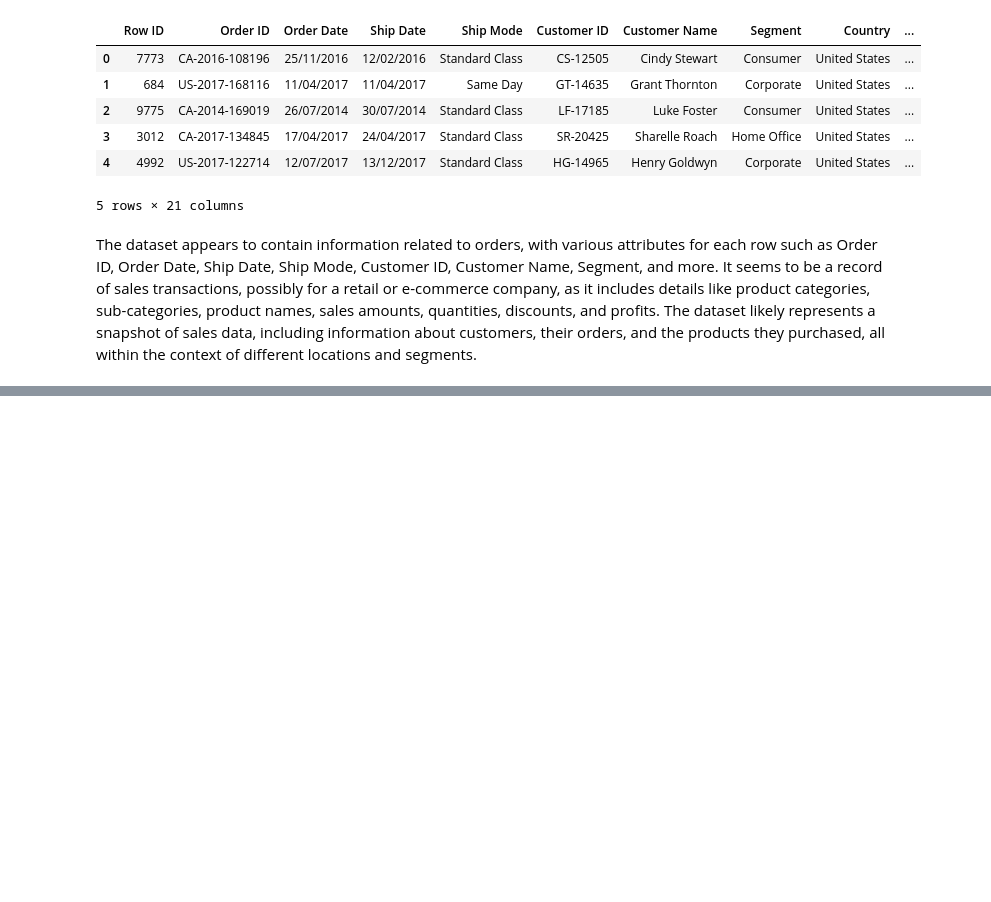
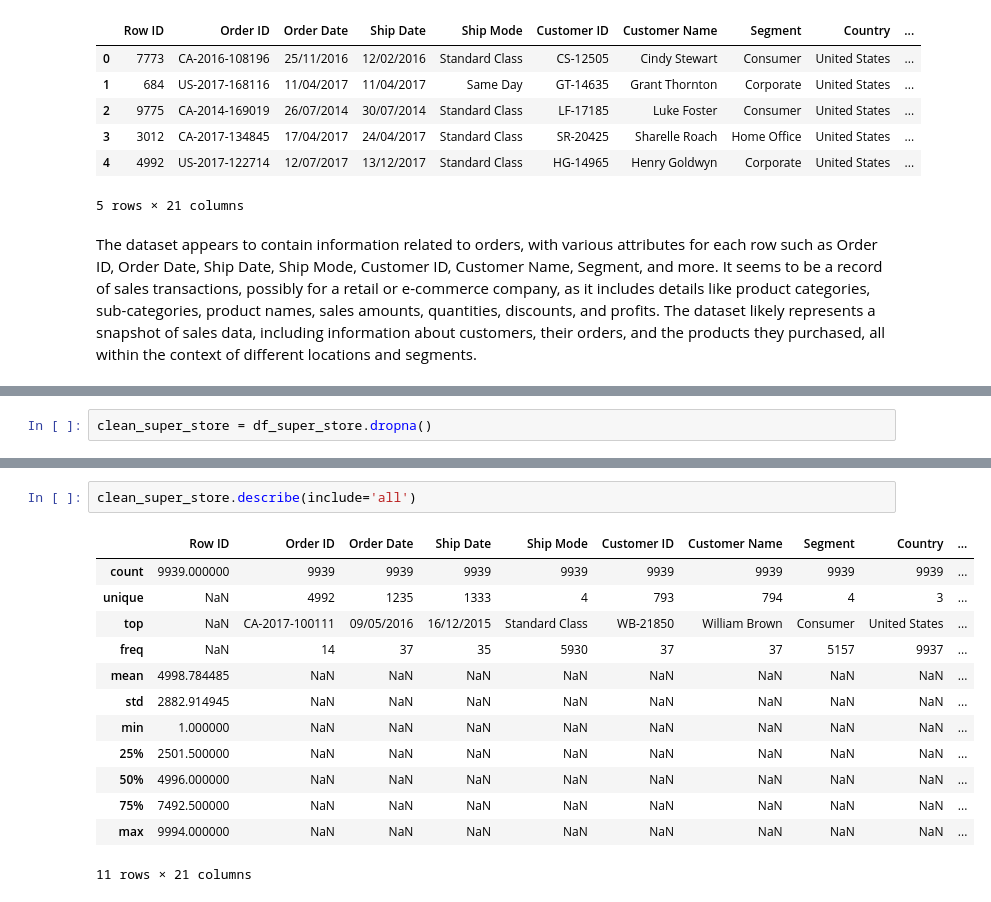
Before and after one commit to engmohamedsalah/AIMaster-Training, a Jupyter notebook: Building_an_AI_based_Application.ipynb, the cells around one changed output, grey strips where cells are left out. Saved outputs shown, nothing was run; the diff lists cells and outputs as text; blank space fills up the shorter version.

```diff
--- a/Building_an_AI_based_Application.ipynb
+++ b/Building_an_AI_based_Application.ipynb
@@ -24,0 +110,2 @@ The dataset appears to contain information related to orders, with various attri
+# %%
+clean_super_store = df_super_store.dropna()
@@ -24,0 +132,16 @@ The dataset appears to contain information related to orders, with various attri
+# %%
+clean_super_store.describe(include='all')
+# %% [output]
+|  | Row ID | Order ID | Order Date | Ship Date | Ship Mode | Customer ID | Customer Name | Segment | Country | ... |
+| count | 9939.000000 | 9939 | 9939 | 9939 | 9939 | 9939 | 9939 | 9939 | 9939 | ... |
+| unique | NaN | 4992 | 1235 | 1333 | 4 | 793 | 794 | 4 | 3 | ... |
+| top | NaN | CA-2017-100111 | 09/05/2016 | 16/12/2015 | Standard Class | WB-21850 | William Brown | Consumer | United States | ... |
+| freq | NaN | 14 | 37 | 35 | 5930 | 37 | 37 | 5157 | 9937 | ... |
+| mean | 4998.784485 | NaN | NaN | NaN | NaN | NaN | NaN | NaN | NaN | ... |
+| std | 2882.914945 | NaN | NaN | NaN | NaN | NaN | NaN | NaN | NaN | ... |
+| min | 1.000000 | NaN | NaN | NaN | NaN | NaN | NaN | NaN | NaN | ... |
+| 25% | 2501.500000 | NaN | NaN | NaN | NaN | NaN | NaN | NaN | NaN | ... |
+| 50% | 4996.000000 | NaN | NaN | NaN | NaN | NaN | NaN | NaN | NaN | ... |
+| 75% | 7492.500000 | NaN | NaN | NaN | NaN | NaN | NaN | NaN | NaN | ... |
+| max | 9994.000000 | NaN | NaN | NaN | NaN | NaN | NaN | NaN | NaN | ... |
+11 rows × 21 columns
```
Also changed, not shown: parts of 6 cells of this notebook.
